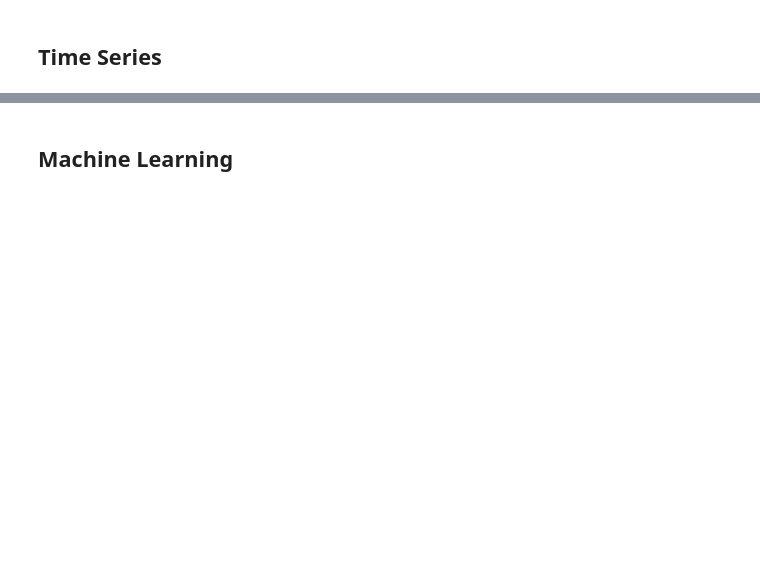
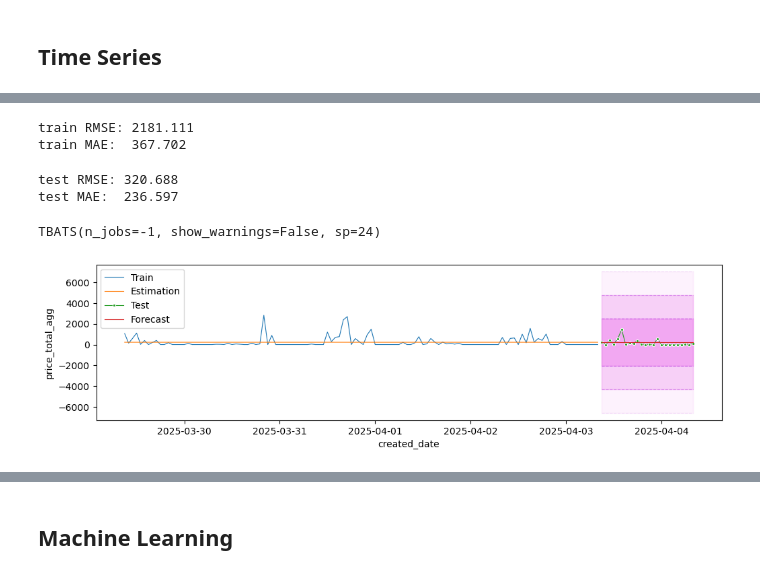
Before and after one commit to jeffc05/sinatra_sales_forecasting, a Jupyter notebook: sales_forecasting.ipynb, the cells around one changed output, grey strips where cells are left out. Cells and saved outputs as stored; diff of their text form; code cells hidden in the pictures; blank space fills up the shorter version.

```diff
--- a/sales_forecasting.ipynb
+++ b/sales_forecasting.ipynb
@@ -365,7 +369,7 @@ df_client_mod.describe().T
 # %%
-oot_date_index = pd.Series(df_oot.index, name='created_date')
-combined_date_index = pd.concat([date_index, oot_date_index], axis=0)
-df_client_mod = pd.merge(combined_date_index, df_client_mod, how='left', on='created_date').set_index('created_date')
+# oot_date_index = pd.Series(df_oot.index, name='created_date')
+# combined_date_index = pd.concat([date_index, oot_date_index], axis=0)
+# df_client_mod = pd.merge(combined_date_index, df_client_mod, how='left', on='created_date').set_index('created_date')
 # %% [markdown]
 # Price Total
 # %%
@@ -487,14 +540,22 @@ train_rmse = root_mean_squared_error(y_train, tbats_estimations)
 
 print(f"train RMSE: {train_rmse:.3f}")
 print(f"train MAE:  {train_mae:.3f}")
+# %% [output]
+train RMSE: 2181.111
+train MAE:  367.702
 # %%
 test_mae = mean_absolute_error(y_test, tbats_forecast)
 test_rmse = root_mean_squared_error(y_test, tbats_forecast)
 
 print(f"test RMSE: {test_rmse:.3f}")
 print(f"test MAE:  {test_mae:.3f}")
+# %% [output]
+test RMSE: 320.688
+test MAE:  236.597
 # %%
 # oot_tbats = TBATS(sp=[24, 168], show_warnings=False, n_jobs=-1)
 oot_tbats = TBATS(sp=24, show_warnings=False, n_jobs=-1)
 oot_tbats.fit(y)
+# %% [output]
+TBATS(n_jobs=-1, show_warnings=False, sp=24)
 # %%
@@ -505,39 +566,41 @@ oot_tbats_forecast_upper = oot_tbats_forecast_int.iloc[:, 1]
 # %%
 plt.figure(figsize=(12, 3))
 sns.lineplot(y_train.iloc[-5*TEST_SIZE:], lw=0.8, label='Train')
 sns.lineplot(tbats_estimations.iloc[-5*TEST_SIZE:], lw=0.8, label='Estimation')
 sns.lineplot(y_test, lw=0.8, label='Test', marker='o', markersize=3)
 sns.lineplot(tbats_forecast, lw=0.8, label='Forecast')
 sns.lineplot(tbats_forecast_lower, c='darkviolet', alpha=0.5, linestyle='--', lw=0.8)
 sns.lineplot(tbats_forecast_upper, c='darkviolet', alpha=0.5, linestyle='--', lw=0.8)
 sns.lineplot(2*tbats_forecast_lower-tbats_forecast, c='darkviolet', alpha=0.3, linestyle='--', lw=0.8)
 sns.lineplot(2*tbats_forecast_upper-tbats_forecast, c='darkviolet', alpha=0.3, linestyle='--', lw=0.8)
 sns.lineplot(3*tbats_forecast_lower-2*tbats_forecast, c='darkviolet', alpha=0.1, linestyle='--', lw=0.8)
 sns.lineplot(3*tbats_forecast_upper-2*tbats_forecast, c='darkviolet', alpha=0.1, linestyle='--', lw=0.8)
-sns.lineplot(oot_tbats_forecast, lw=0.8, label='OOT Forecast')
-sns.lineplot(oot_tbats_forecast_lower, c='darkviolet', linestyle='--', lw=0.8)
-sns.lineplot(oot_tbats_forecast_upper, c='darkviolet', linestyle='--', lw=0.8)
+# sns.lineplot(oot_tbats_forecast, lw=0.8, label='OOT Forecast')
+# sns.lineplot(oot_tbats_forecast_lower, c='darkviolet', linestyle='--', lw=0.8)
+# sns.lineplot(oot_tbats_forecast_upper, c='darkviolet', linestyle='--', lw=0.8)
 plt.fill_between(x=tbats_forecast.index,
                  y1=tbats_forecast_lower,
                  y2=tbats_forecast_upper,
                  color='violet',
                  alpha=0.5)
 plt.fill_between(x=tbats_forecast.index,
                  y1=2*tbats_forecast_lower-tbats_forecast,
                  y2=2*tbats_forecast_upper-tbats_forecast,
                  color='violet',
                  alpha=0.3)
 plt.fill_between(x=tbats_forecast.index,
                  y1=3*tbats_forecast_lower-2*tbats_forecast,
                  y2=3*tbats_forecast_upper-2*tbats_forecast,
                  color='violet',
                  alpha=0.1)
-plt.fill_between(x=oot_tbats_forecast.index,
-                 y1=oot_tbats_forecast_lower,
-                 y2=oot_tbats_forecast_upper,
-                 color='violet',
-                 alpha=0.5)
+# plt.fill_between(x=oot_tbats_forecast.index,
+#                  y1=oot_tbats_forecast_lower,
+#                  y2=oot_tbats_forecast_upper,
+#                  color='violet',
+                #  alpha=0.5)
 plt.legend()
 plt.show();
+# %% [output]
+[figure, added]
 # %%
 y_test > 3*tbats_forecast_upper - 2*tbats_forecast
```
Also changed, not shown: parts of 320 cells of this notebook, 3 other files.
